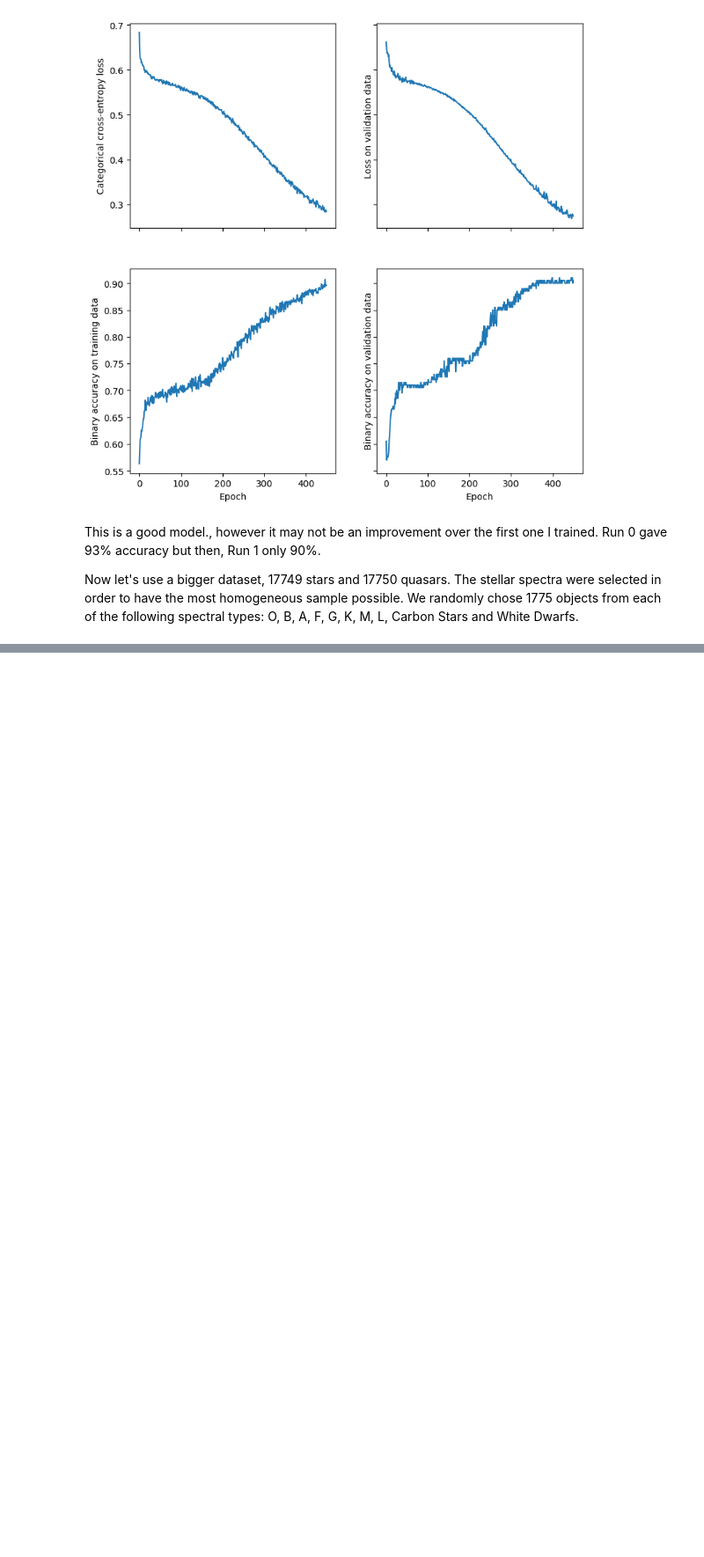
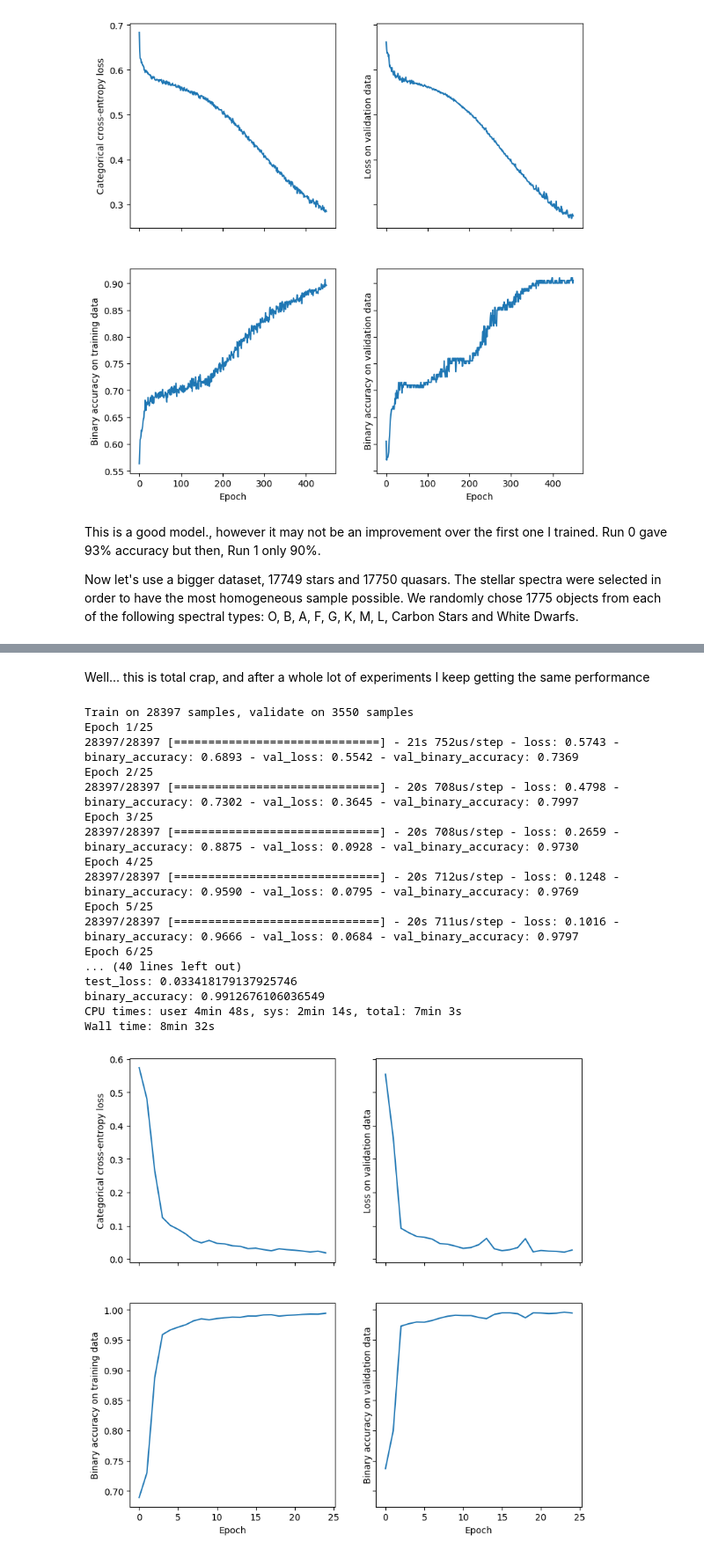
Before and after one commit to ManuelSolimano/mqc-nets, a Jupyter notebook: Colab Notebooks/modelling.ipynb, the cells around one changed output, grey strips where cells are left out. Shown at 88% size. Cells and saved outputs as stored; diff of their text form; code cells hidden in the pictures; blank space fills up the shorter version.

```diff
--- a/Colab Notebooks/modelling.ipynb
+++ b/Colab Notebooks/modelling.ipynb
@@ -195,2 +264,58 @@ KeyboardInterrupt: ignored
+# %% [markdown]
+Well... this is total crap, and after a whole lot of experiments I keep getting the same performance
+# %%
+%%time
+
+sgdparams = {'lr':0.2, 'momentum':0.9, 'nesterov':True, 'decay':0.01}
+adamparams = dict(lr=0.001, beta_1=0.9, beta_2=0.999, epsilon=None, decay=0.0,
+                  amsgrad=False)
+
+model = Sequential()
+model.add(Conv1D(filters=100, kernel_size=7,
+                 strides=1, activation='relu',
+                input_shape=(433,1)))
+model.add(Conv1D(filters=100, kernel_size=9,
+                 strides=1, activation='relu'))
+model.add(Conv1D(filters=100, kernel_size=11,
+                 strides=1, activation='relu'))
+model.add(Conv1D(filters=100, kernel_size=13,
+                 strides=1, activation='relu'))
+model.add(Conv1D(filters=100,kernel_size=15,
+                 strides=3, activation='relu'))
+model.add(Flatten())
+model.add(Dropout(0.5))
+model.add(Dense(100, activation='relu'))
+model.add(Dropout(0.5))
+model.add(Dense(2, activation='softmax'))
+
+model.compile(loss=keras.losses.categorical_crossentropy,
+              optimizer=keras.optimizers.Adam(**adamparams),
+             metrics=['binary_accuracy'])
+training = model.fit(x_train, y_train, epochs=25, batch_size=100,
+                     validation_data=(x_val, y_val), verbose=1)
+metrics = model.evaluate(x_test, y_test, batch_size=40)
+
+model_filename = performance_plots('/content/gdrive/My Drive/mqc-collab/plots/model6_run', adamparams,training, metrics)
+print('test_loss: {}\nbinary_accuracy: {}'.format(metrics[0], metrics[1]))
+model.save(model_filename)
+# %% [output]
+Train on 28397 samples, validate on 3550 samples
+Epoch 1/25
+28397/28397 [==============================] - 21s 752us/step - loss: 0.5743 - binary_accuracy: 0.6893 - val_loss: 0.5542 - val_binary_accuracy: 0.7369
+Epoch 2/25
+28397/28397 [==============================] - 20s 708us/step - loss: 0.4798 - binary_accuracy: 0.7302 - val_loss: 0.3645 - val_binary_accuracy: 0.7997
+Epoch 3/25
+28397/28397 [==============================] - 20s 708us/step - loss: 0.2659 - binary_accuracy: 0.8875 - val_loss: 0.0928 - val_binary_accuracy: 0.9730
+Epoch 4/25
+28397/28397 [==============================] - 20s 712us/step - loss: 0.1248 - binary_accuracy: 0.9590 - val_loss: 0.0795 - val_binary_accuracy: 0.9769
+Epoch 5/25
+28397/28397 [==============================] - 20s 711us/step - loss: 0.1016 - binary_accuracy: 0.9666 - val_loss: 0.0684 - val_binary_accuracy: 0.9797
+Epoch 6/25
+... (40 lines left out)
+test_loss: 0.033418179137925746
+binary_accuracy: 0.9912676106036549
+CPU times: user 4min 48s, sys: 2min 14s, total: 7min 3s
+Wall time: 8min 32s
+[figure, added]
 # %% [markdown]
 I expected that using a bigger dataset (35K spectra versus 2K), would immediately yield better results with the same architecture. After fiddling with the model and its parameters in Collab I was pretty disappointed because I cannot get the model to learn anything. It is stuck on loss ~0.6. Also the binary accuracy on the validation set is 0.4969 at the end of almost every epoch. Need to 1) tune those hyperparameters and/or 2) keep trying new architectures (deeper or shallower)
```
Also changed, not shown: parts of 26 cells of this notebook.
